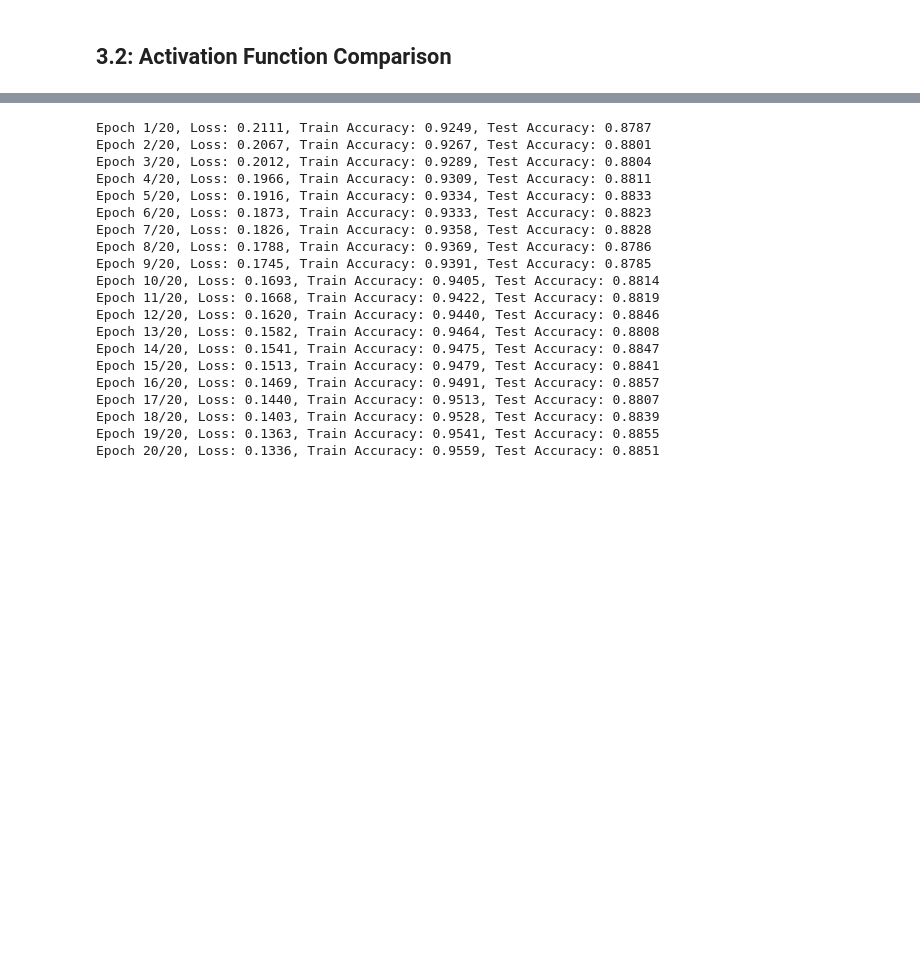
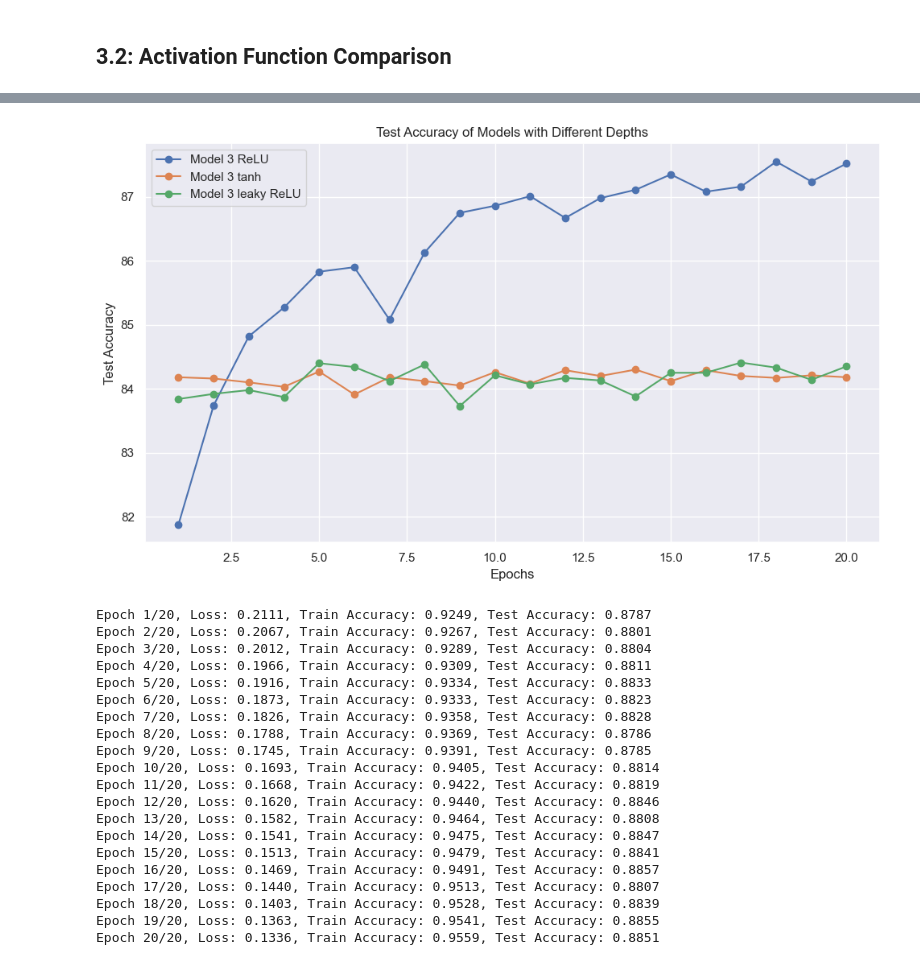
Before and after one commit to NickMilin/COMP551_A3, a Jupyter notebook: COMP551_A3.ipynb, the cells around one changed output, grey strips where cells are left out. Drawn from its saved outputs; the diff is of its cells as text; code cells hidden in the pictures; blank space fills up the shorter version.

```diff
--- a/COMP551_A3.ipynb
+++ b/COMP551_A3.ipynb
@@ -502,3 +519,19 @@ KeyboardInterrupt:
+# %%
+# Comparison of models test accuracy
+models = [('Model 3 ReLU', model3), ('Model 3 tanh', model3_tanh), ('Model 3 leaky ReLU', model3_leakyReLU)]
+plt.figure(figsize=(10, 6))
+for model_name, model in models:
+    epochs = range(1, len(model.loss_history) + 1)
+    plt.plot(epochs, [a*100 for a in model.test_accuracy_history], marker='o', label=model_name)
+plt.title('Test Accuracy of Models with Different Depths')
+plt.xlabel('Epochs')
+plt.ylabel('Test Accuracy')
+plt.legend()
+plt.grid(True)
+plt.tight_layout()
+plt.show()
+# %% [output]
+[figure, added]
 # %%
 # ???
 #model3_40epochs = copy.deepcopy(model3)
```
Also changed, not shown: parts of 10 cells of this notebook, 15 other files.
